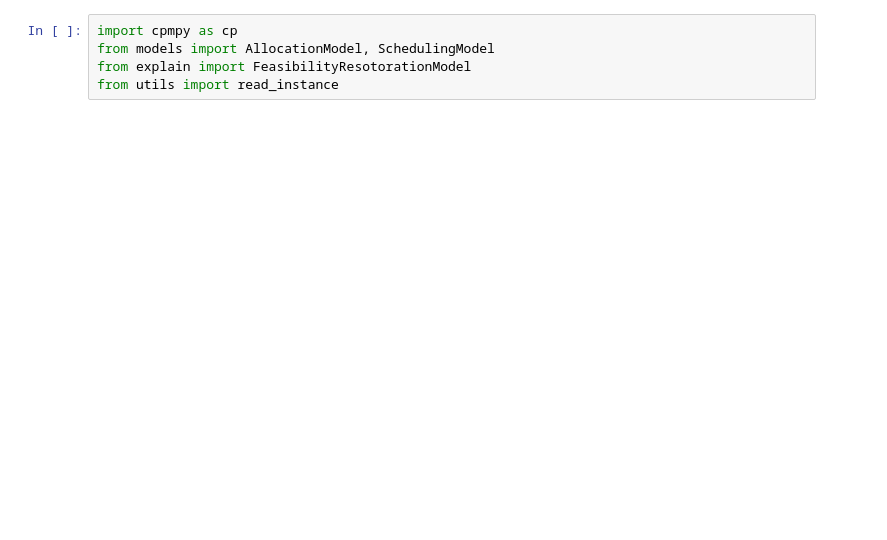
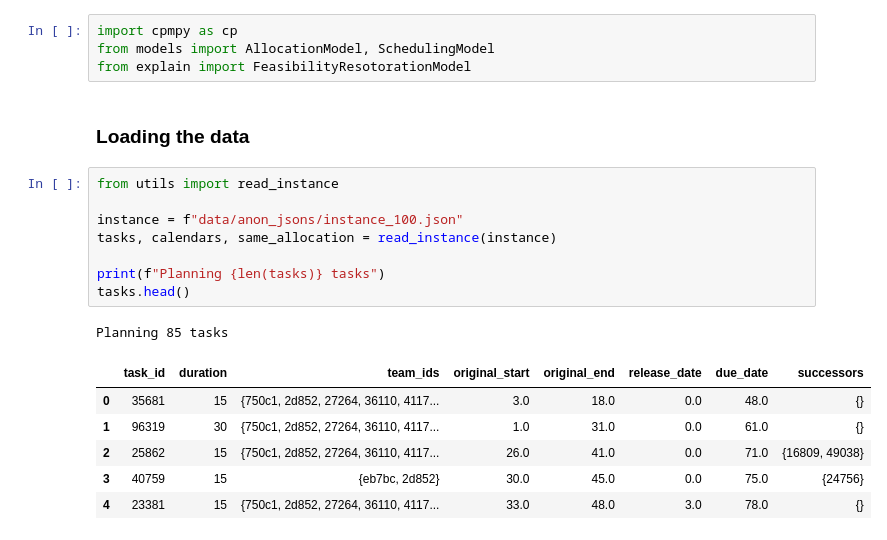
Before and after one commit to g-poveda/Explainable-Workforce-Scheduling, a Jupyter notebook: example_explain.ipynb, the cells around one changed output. Cells and saved outputs as stored; diff of their text form; blank space fills up the shorter version.

```diff
--- a/example_explain.ipynb
+++ b/example_explain.ipynb
@@ -2,4 +30,21 @@
 import cpmpy as cp
 from models import AllocationModel, SchedulingModel
 from explain import FeasibilityResotorationModel
-from utils import read_instance
+# %% [markdown]
+### Loading the data
+# %%
+from utils import read_instance
+
+instance = f"data/anon_jsons/instance_100.json"
+tasks, calendars, same_allocation = read_instance(instance)
+
+print(f"Planning {len(tasks)} tasks")
+tasks.head()
+# %% [output]
+Planning 85 tasks
+|  | task_id | duration | team_ids | original_start | original_end | release_date | due_date | successors |
+| 0 | 35681 | 15 | {750c1, 2d852, 27264, 36110, 4117... | 3.0 | 18.0 | 0.0 | 48.0 | {} |
+| 1 | 96319 | 30 | {750c1, 2d852, 27264, 36110, 4117... | 1.0 | 31.0 | 0.0 | 61.0 | {} |
+| 2 | 25862 | 15 | {750c1, 2d852, 27264, 36110, 4117... | 26.0 | 41.0 | 0.0 | 71.0 | {16809, 49038} |
+| 3 | 40759 | 15 | {eb7bc, 2d852} | 30.0 | 45.0 | 0.0 | 75.0 | {24756} |
+| 4 | 23381 | 15 | {750c1, 2d852, 27264, 36110, 4117... | 33.0 | 48.0 | 3.0 | 78.0 | {} |
```
Also changed, not shown: parts of 13 cells of this notebook, 4 other files.
